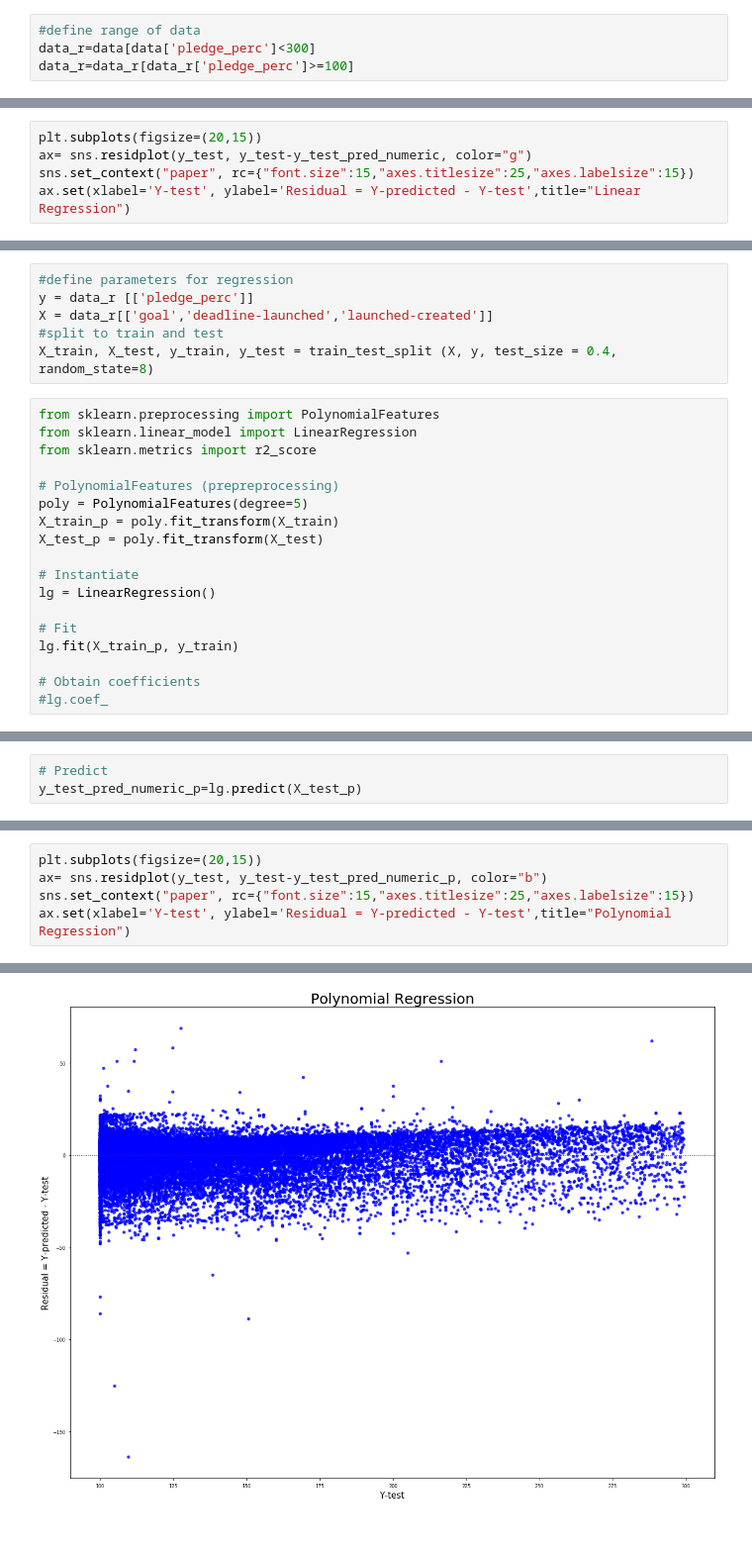
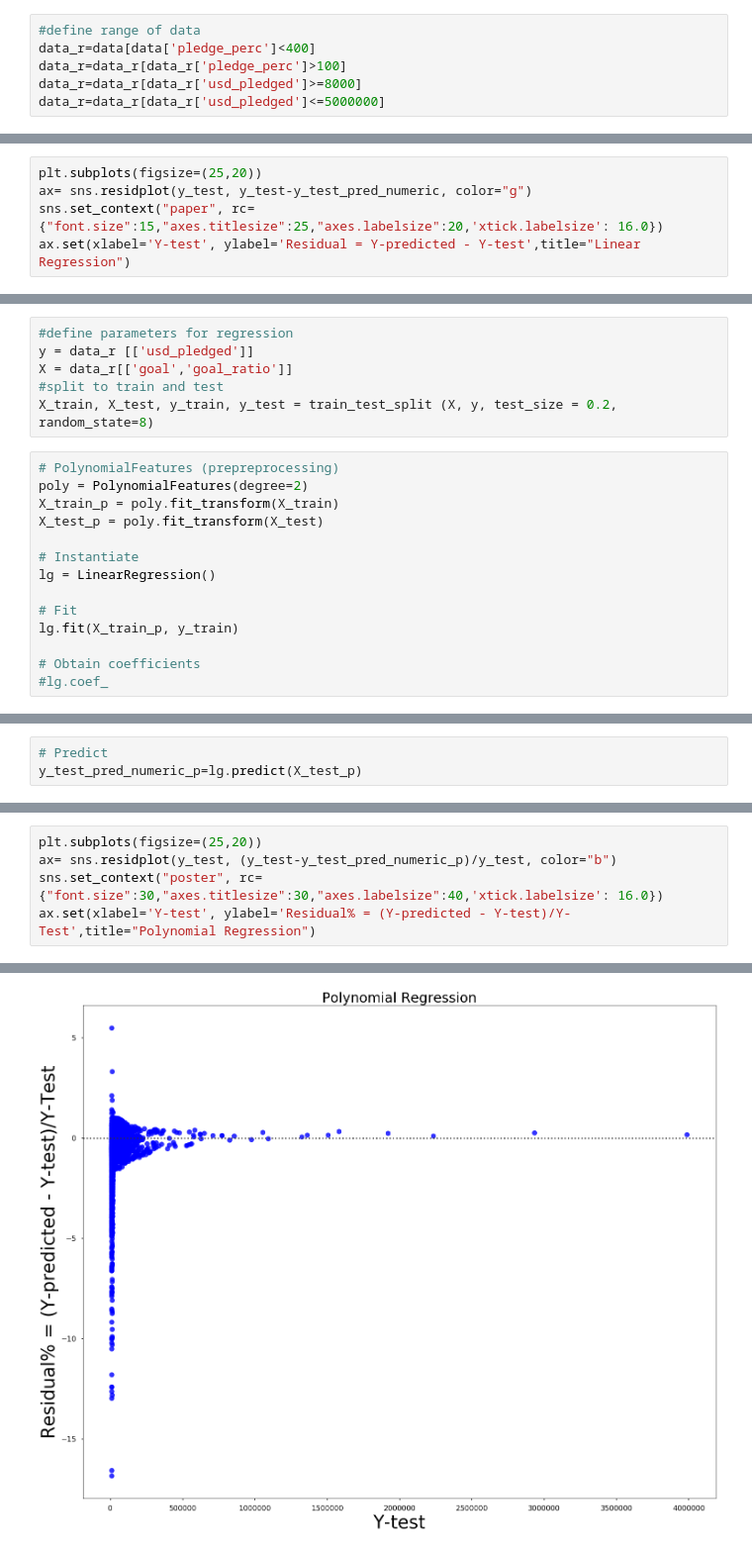
Before and after one commit to etoister/Kickstarter, a Jupyter notebook: Kicker Oracle- models.ipynb, the cells around one changed output, grey strips where cells are left out. Shown: that part at 99% size. Saved outputs shown, nothing was run; the diff lists cells and outputs as text.

Commit message:
Update Kicker Oracle- models.ipynb
Elad

```diff
--- a/Kicker Oracle- models.ipynb
+++ b/Kicker Oracle- models.ipynb
@@ -268,6 +271,8 @@ data=data.drop(['Unnamed: 0',],axis=1)
 Load big file (1) or small file (2)? 1
 # %%
 #define range of data
-data_r=data[data['pledge_perc']<300]
-data_r=data_r[data_r['pledge_perc']>=100]
+data_r=data[data['pledge_perc']<400]
+data_r=data_r[data_r['pledge_perc']>100]
+data_r=data_r[data_r['usd_pledged']>=8000]
+data_r=data_r[data_r['usd_pledged']<=5000000]
 # %%
@@ -311,25 +334,21 @@ r2_score(y_test, y_test_pred_numeric) #another method for r^2
 # %%
 mean_squared_error(y_test, y_test_pred_numeric)
 # %%
-plt.subplots(figsize=(20,15))
+plt.subplots(figsize=(25,20))
 ax= sns.residplot(y_test, y_test-y_test_pred_numeric, color="g")
-sns.set_context("paper", rc={"font.size":15,"axes.titlesize":25,"axes.labelsize":15})
+sns.set_context("paper", rc={"font.size":15,"axes.titlesize":25,"axes.labelsize":20,'xtick.labelsize': 16.0})
 ax.set(xlabel='Y-test', ylabel='Residual = Y-predicted - Y-test',title="Linear Regression")
 # %% [markdown]
 # Polynomial Regression
 # %%
 #define parameters for regression
-y = data_r [['pledge_perc']]
-X = data_r[['goal','deadline-launched','launched-created']]
+y = data_r [['usd_pledged']]
+X = data_r[['goal','goal_ratio']]
 #split to train and test
-X_train, X_test, y_train, y_test = train_test_split (X, y, test_size = 0.4, random_state=8)
+X_train, X_test, y_train, y_test = train_test_split (X, y, test_size = 0.2, random_state=8)
 # %%
-from sklearn.preprocessing import PolynomialFeatures
-from sklearn.linear_model import LinearRegression
-from sklearn.metrics import r2_score
-
 # PolynomialFeatures (prepreprocessing)
-poly = PolynomialFeatures(degree=5)
+poly = PolynomialFeatures(degree=2)
 X_train_p = poly.fit_transform(X_train)
 X_test_p = poly.fit_transform(X_test)
 
@@ -353,6 +372,6 @@ r2_score(y_test, y_test_pred_numeric_p)
 # %%
-plt.subplots(figsize=(20,15))
-ax= sns.residplot(y_test, y_test-y_test_pred_numeric_p, color="b")
-sns.set_context("paper", rc={"font.size":15,"axes.titlesize":25,"axes.labelsize":15})
-ax.set(xlabel='Y-test', ylabel='Residual = Y-predicted - Y-test',title="Polynomial Regression")
+plt.subplots(figsize=(25,20))
+ax= sns.residplot(y_test, (y_test-y_test_pred_numeric_p)/y_test, color="b")
+sns.set_context("poster", rc={"font.size":30,"axes.titlesize":30,"axes.labelsize":40,'xtick.labelsize': 16.0})
+ax.set(xlabel='Y-test', ylabel='Residual% = (Y-predicted - Y-test)/Y-Test',title="Polynomial Regression")
 # %% [output]
@@ -360,3 +379,3 @@ ax.set(xlabel='Y-test', ylabel='Residual = Y-predicted - Y-test',title="Polynomi
  Text(0.5,0,'Y-test'),
  Text(0.5,1,'Polynomial Regression')]
-[figure, old version]
+[figure, new version]
```
Also changed, not shown: parts of 8 cells of this notebook.
